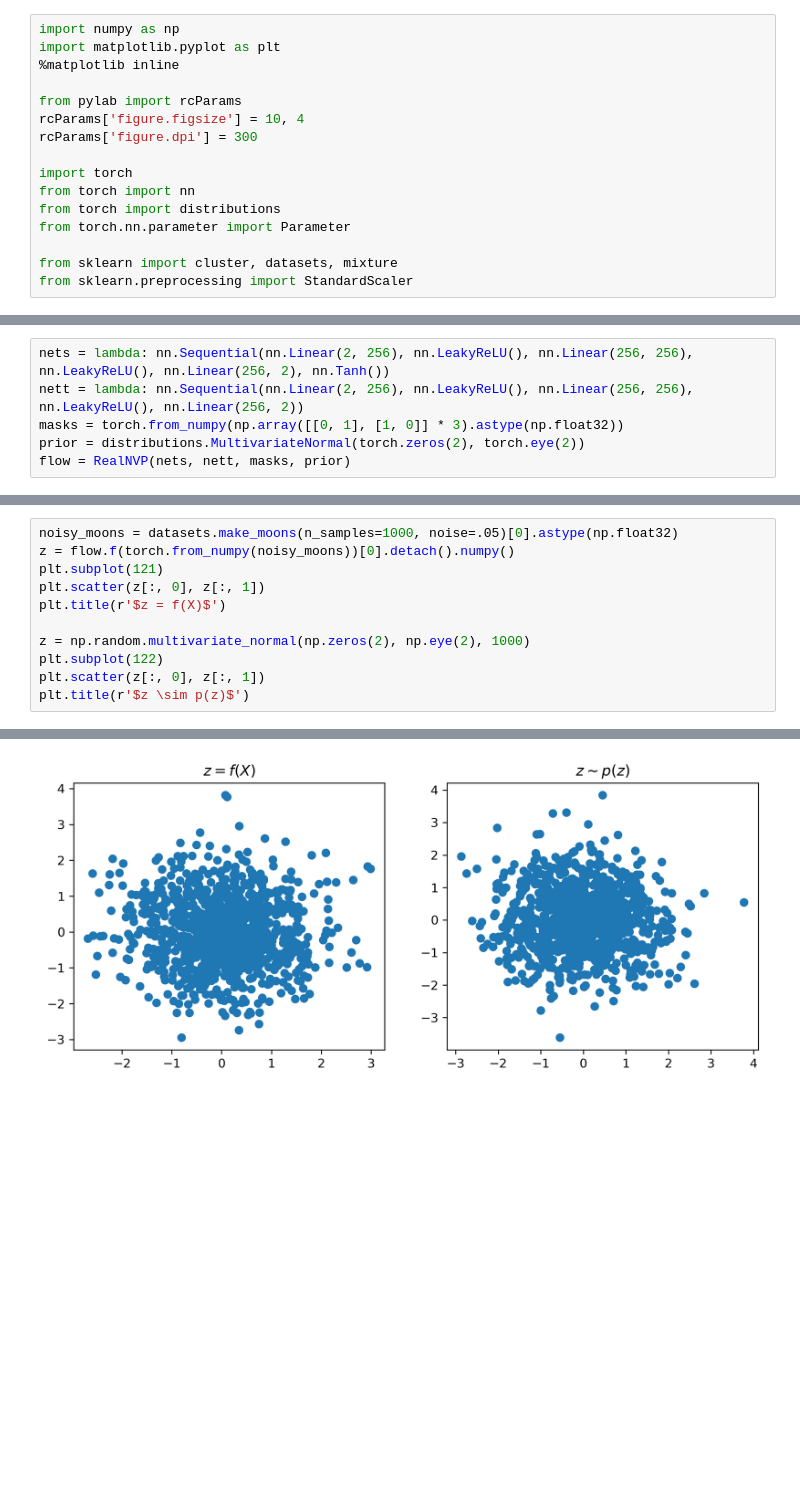
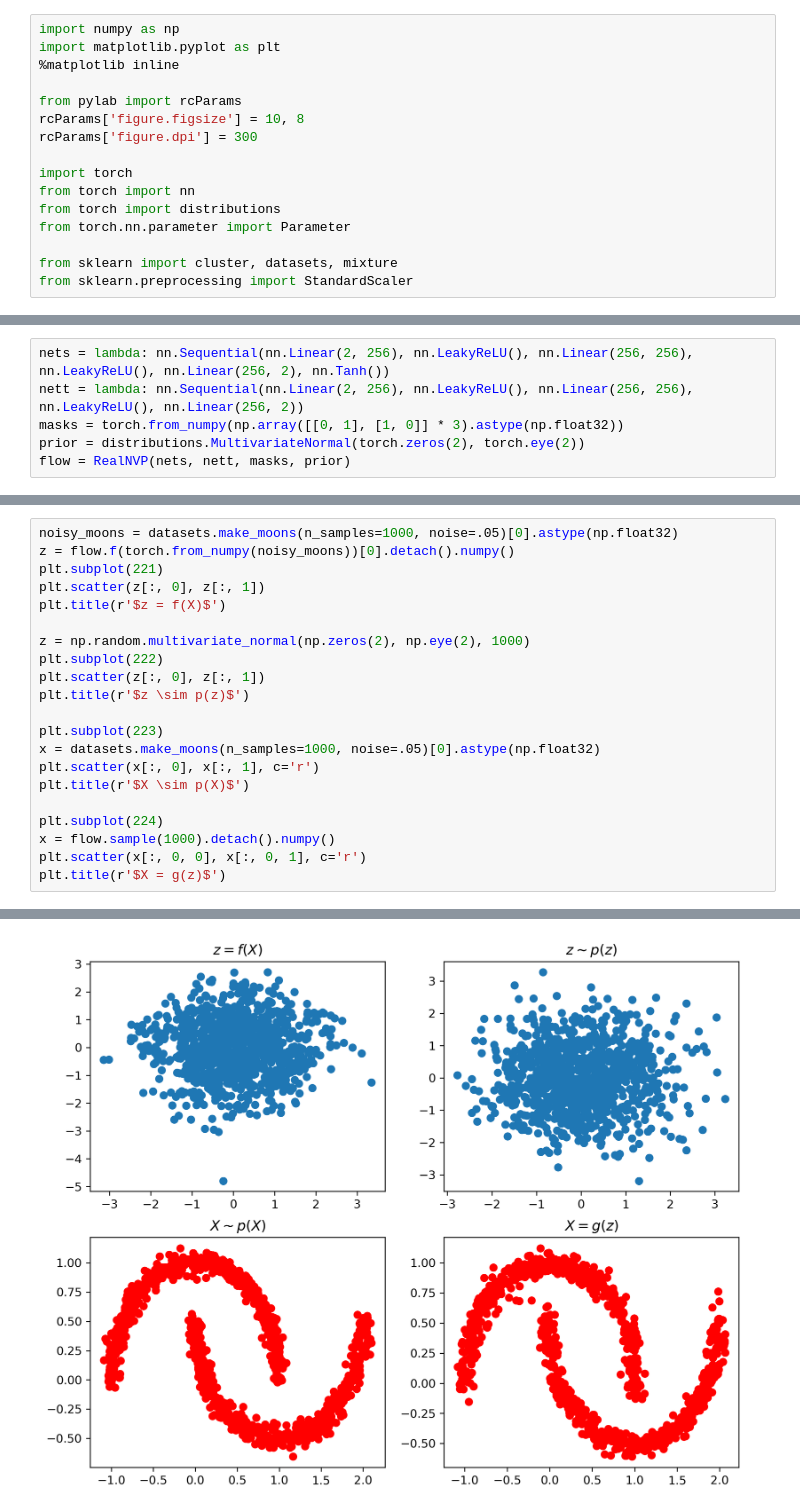
Before and after one commit to senya-ashukha/real-nvp-pytorch, a Jupyter notebook: real-nvp-pytorch.ipynb, the cells around one changed output, grey strips where cells are left out. Drawn from its saved outputs; the diff is of its cells as text; blank space fills up the shorter version.

```diff
--- a/real-nvp-pytorch.ipynb
+++ b/real-nvp-pytorch.ipynb
@@ -4,7 +4,7 @@ import matplotlib.pyplot as plt
 %matplotlib inline
 
 from pylab import rcParams
-rcParams['figure.figsize'] = 10, 4
+rcParams['figure.figsize'] = 10, 8
 rcParams['figure.dpi'] = 300
 
 import torch
@@ -85,12 +85,22 @@ iter 5000: loss = 0.278
 # %%
 noisy_moons = datasets.make_moons(n_samples=1000, noise=.05)[0].astype(np.float32)
 z = flow.f(torch.from_numpy(noisy_moons))[0].detach().numpy()
-plt.subplot(121)
+plt.subplot(221)
 plt.scatter(z[:, 0], z[:, 1])
 plt.title(r'$z = f(X)$')
 
 z = np.random.multivariate_normal(np.zeros(2), np.eye(2), 1000)
-plt.subplot(122)
+plt.subplot(222)
 plt.scatter(z[:, 0], z[:, 1])
 plt.title(r'$z \sim p(z)$')
+
+plt.subplot(223)
+x = datasets.make_moons(n_samples=1000, noise=.05)[0].astype(np.float32)
+plt.scatter(x[:, 0], x[:, 1], c='r')
+plt.title(r'$X \sim p(X)$')
+
+plt.subplot(224)
+x = flow.sample(1000).detach().numpy()
+plt.scatter(x[:, 0, 0], x[:, 0, 1], c='r')
+plt.title(r'$X = g(z)$')
 # %% [output]
@@ -98 +108 @@ Text(0.5,1,'$z \\sim p(z)$')
-[figure, old version]
+[figure, new version]
```
Also changed, not shown: parts of 3 cells of this notebook, 1 other file.
